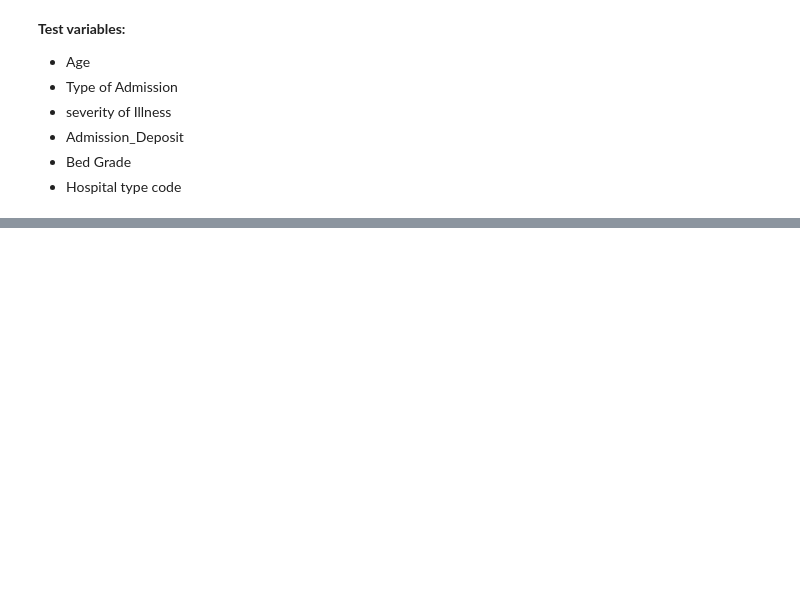
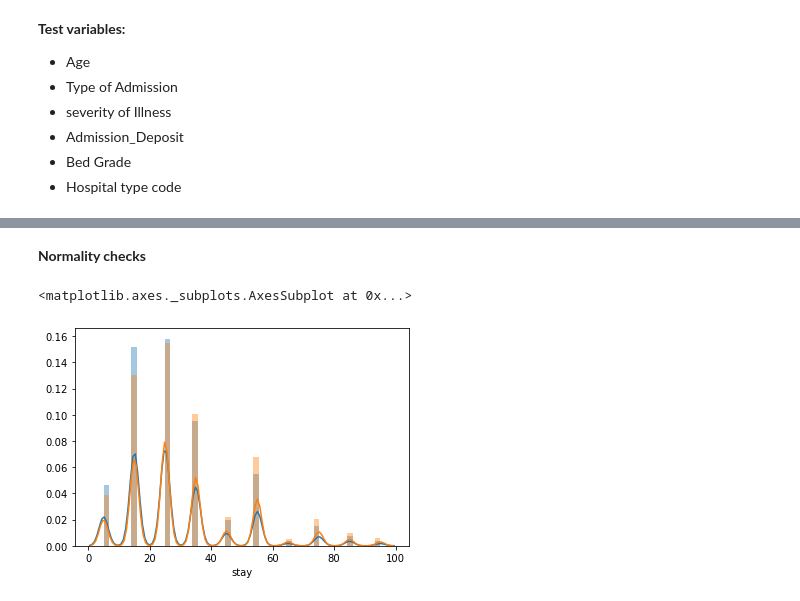
Before and after one commit to taylor-m/class_notebooks, a Jupyter notebook: capstone_1/hospital_length_of_stay/data_exploration.ipynb, the cells around one changed output, grey strips where cells are left out. Saved outputs shown, nothing was run; the diff lists cells and outputs as text; code cells hidden in the pictures; blank space fills up the shorter version.

```diff
--- a/capstone_1/hospital_length_of_stay/data_exploration.ipynb
+++ b/capstone_1/hospital_length_of_stay/data_exploration.ipynb
@@ -805,0 +645,4 @@ plt.show()
+# %%
+# create 2 groups
+bottom_20 = df[df.age <= 35]
+top_80 = df[df.age > 35]
@@ -805,0 +651,8 @@ plt.show()
+# %% [markdown]
+**Normality checks**
+# %%
+sns.distplot(bottom_20.stay)
+sns.distplot(top_80.stay)
+# %% [output]
+<matplotlib.axes._subplots.AxesSubplot at 0x...>
+[figure, added]
```
Also changed, not shown: parts of 177 cells of this notebook, 1 other file.
